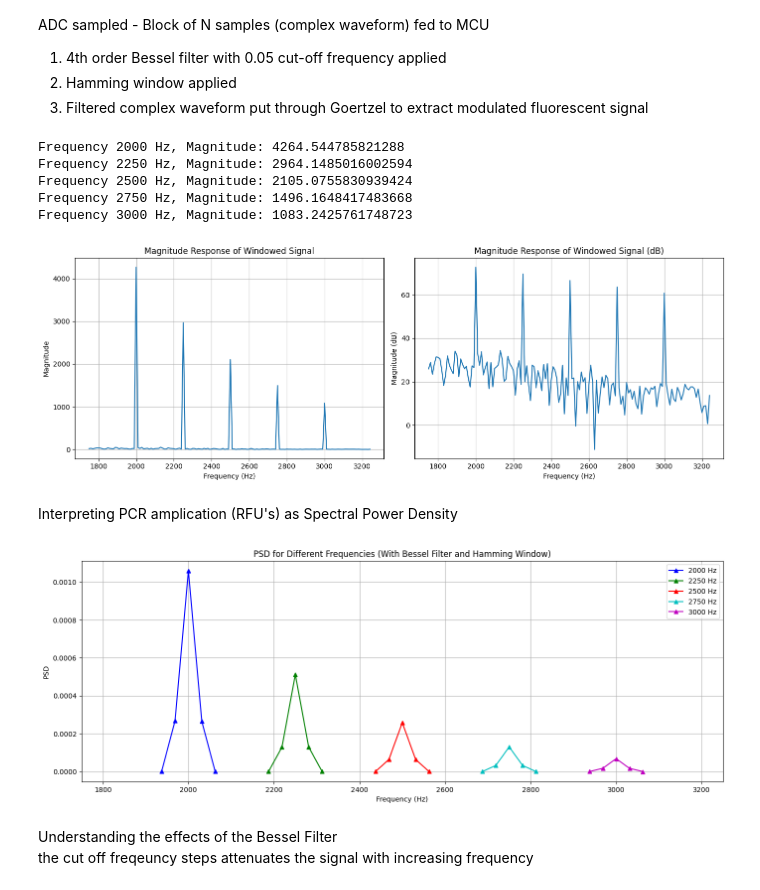
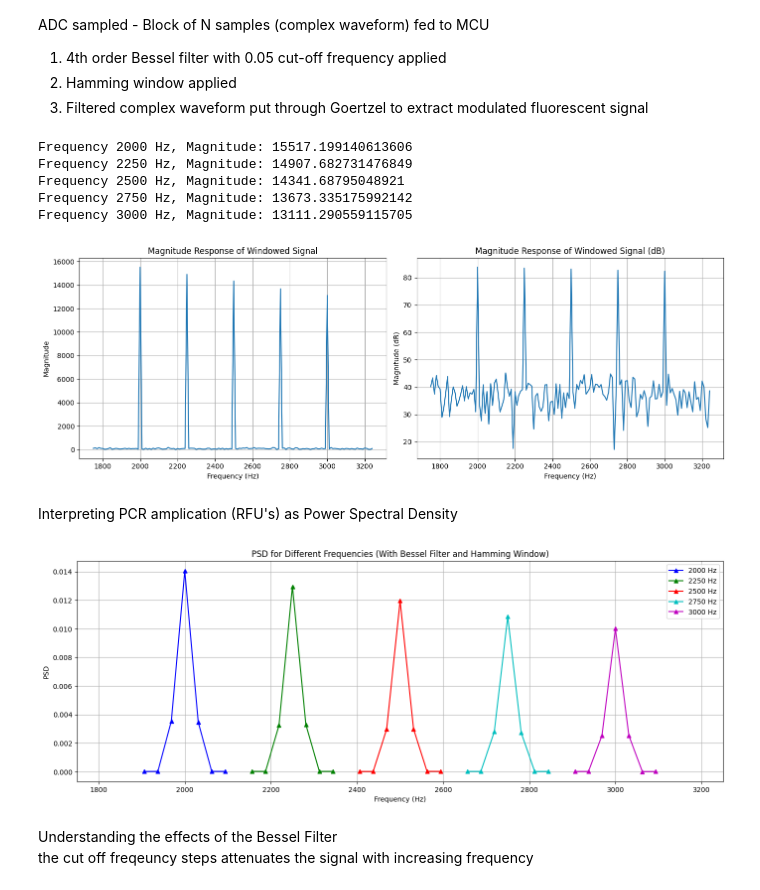
Before and after one commit to aqsnyder/cortex_m4_goerztel, a Jupyter notebook: goertzel_test.ipynb, the cells around one changed output. Saved outputs shown, nothing was run; the diff lists cells and outputs as text; code cells hidden in the pictures.

```diff
--- a/goertzel_test.ipynb
+++ b/goertzel_test.ipynb
@@ -143,7 +143,7 @@ ADC sampled - Block of N samples (complex waveform) fed to MCU <br>
 # %%
 # Apply Bessel filter
 ''' low-pass filter that is used to remove high-frequency noise or components from signal'''
-cutoff_frequency = 0.05 * sampling_rate  # Normalized cutoff frequency
+cutoff_frequency = 0.15 * sampling_rate  # Normalized cutoff frequency
 # filtered_signal = combined_signal  # un-comment this line to skip filtering
 filtered_signal = apply_bessel_filter(combined_signal, sampling_rate, cutoff_frequency)
 
@@ -206,49 +206,49 @@ plt.grid(True)
 plt.tight_layout()
 plt.show()
 # %% [output]
-Frequency 2000 Hz, Magnitude: 4264.544785821288
-Frequency 2250 Hz, Magnitude: 2964.1485016002594
-Frequency 2500 Hz, Magnitude: 2105.0755830939424
-Frequency 2750 Hz, Magnitude: 1496.1648417483668
-Frequency 3000 Hz, Magnitude: 1083.2425761748723
+Frequency 2000 Hz, Magnitude: 15517.199140613606
+Frequency 2250 Hz, Magnitude: 14907.682731476849
+Frequency 2500 Hz, Magnitude: 14341.68795048921
+Frequency 2750 Hz, Magnitude: 13673.335175992142
+Frequency 3000 Hz, Magnitude: 13111.290559115705
-[figure, old version]
+[figure, new version]
 # %% [markdown]
-Interpreting PCR amplication (RFU's) as Spectral Power Density
+Interpreting PCR amplication (RFU's) as Power Spectral  Density
 # %%
 # Frequencies of interest and padding
 frequencies_of_interest = frequencies
 padding = 250  # Hz
-bandwidth = 150  # Hz
+bandwidth = 200  # Hz
 
 # Plotting setup
 plt.figure(figsize=(14,10))
 colors = ['b', 'g', 'r', 'c', 'm']  # Different color for each frequency plot
 # Plot 1: PSD with Bessel filter and Hamming window
 plt.subplot(2, 1, 1)  # This creates a subplot in a 2-row, 1-column grid
 for i, center_frequency in enumerate(frequencies_of_interest):
     freqs, psd, _ = calculate_psd_rfu(windowed_signal, sampling_rate, center_frequency, bandwidth)
     plt.plot(freqs, psd, '^-', label=f'{center_frequency} Hz', color=colors[i % len(colors)])
 plt.title("PSD for Different Frequencies (With Bessel Filter and Hamming Window)")
 plt.xlabel("Frequency (Hz)")
 plt.ylabel("PSD")
 plt.xlim(min(frequencies_of_interest) - padding, max(frequencies_of_interest) + padding)
 plt.legend()
 plt.grid(True)
 
 # Plot 2: Power Response
 # plt.subplot(2, 1, 2)  # This creates the second subplot
 # plt.plot(frequency_range, power_values, label="Power Response")
 # plt.title("Power Response of Windowed Signal")
 # plt.xlabel("Frequency (Hz)")
 # plt.ylabel("Normalized Power")
 # plt.grid(True)
 # plt.legend()
 
 # Show the plots
 plt.tight_layout()
 plt.show()
 # %% [output]
-[figure, old version]
+[figure, new version]
 # %% [markdown]
 Understanding the effects of the Bessel Filter <br>
 the cut off freqeuncy steps attenuates the signal with increasing frequency
```
Also changed, not shown: parts of 2 cells of this notebook.
